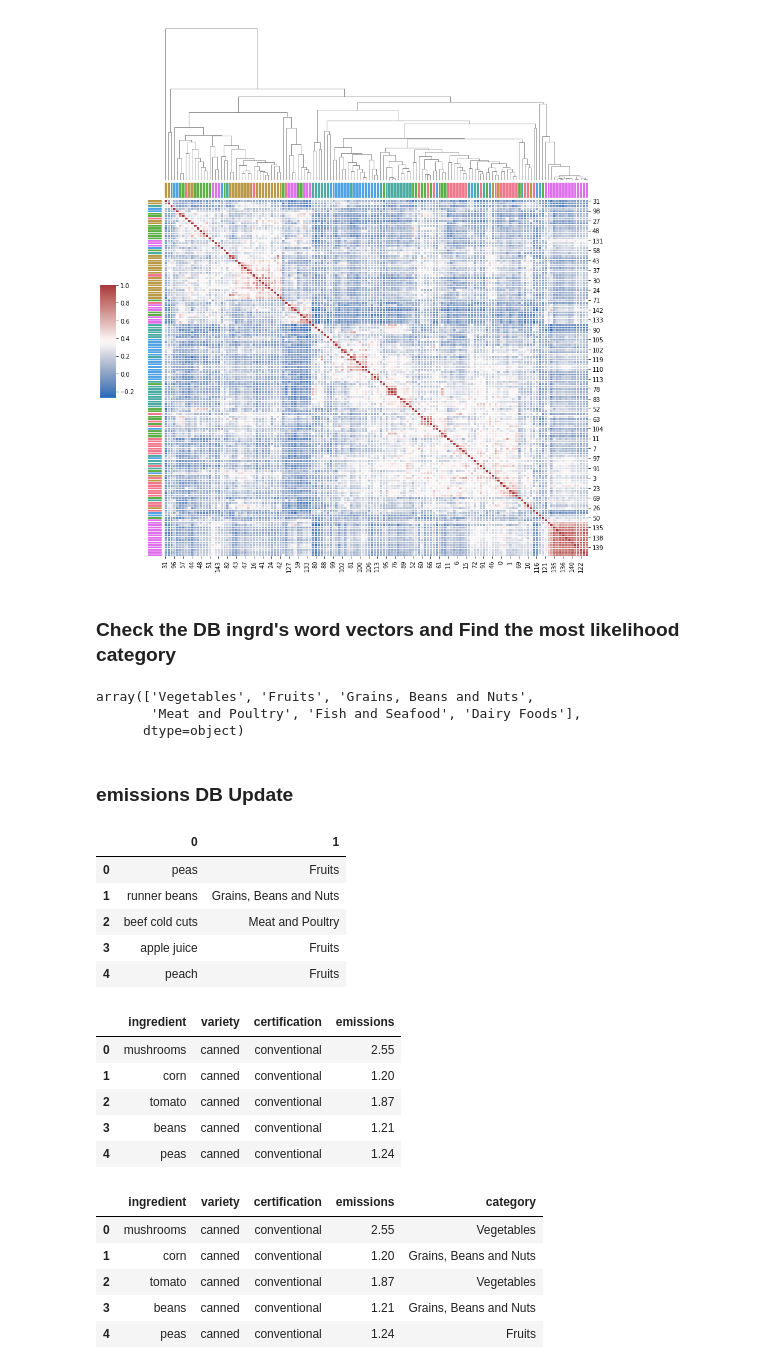
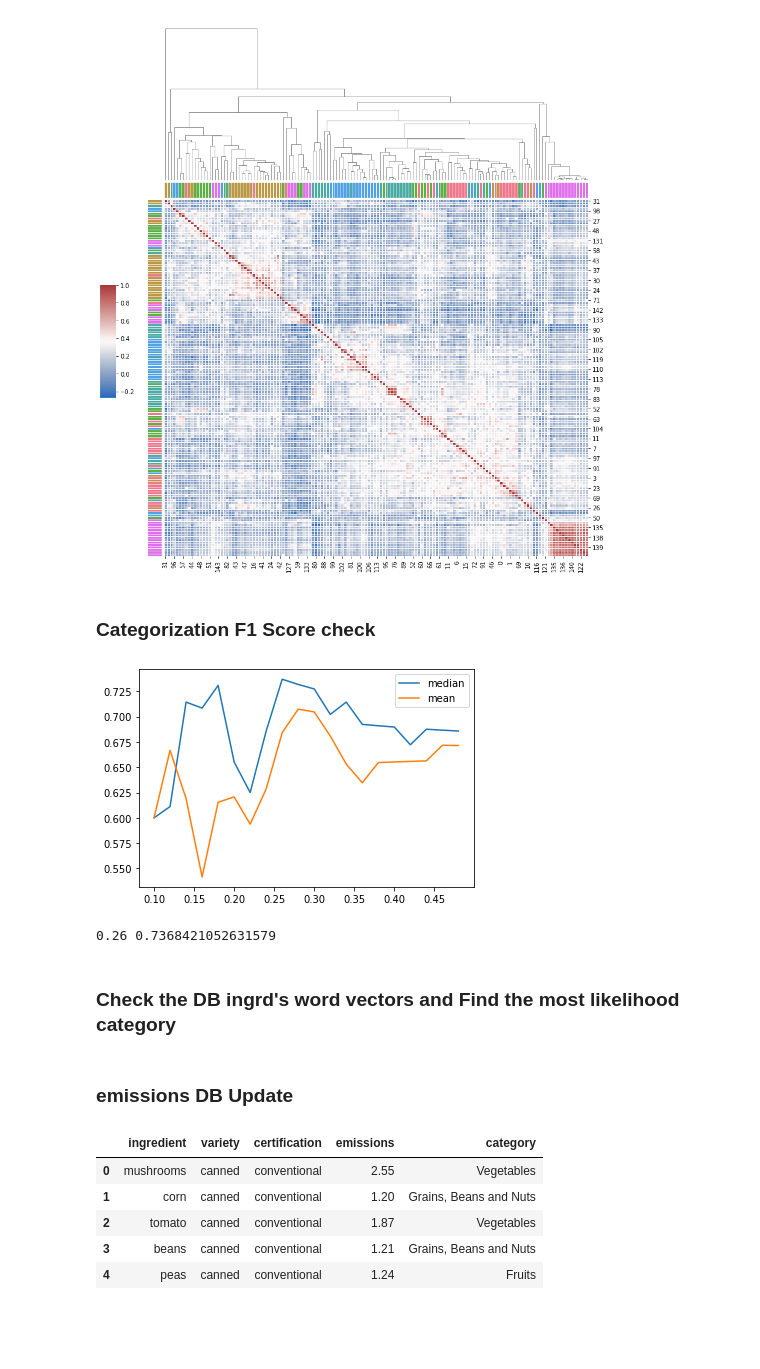
Before and after one commit to UZH-22-Fall-PDSP/GreenReceipt, a Jupyter notebook: temporary_kaden.ipynb, the cells around one changed output. Drawn from its saved outputs; the diff is of its cells as text; code cells hidden in the pictures; blank space fills up the shorter version.

Commit message:
F1 Score of Classification (F1 score : 0.6~0.65)

```diff
--- a/temporary_kaden.ipynb
+++ b/temporary_kaden.ipynb
@@ -286,0 +287,2 @@ d.to_csv('cat_ingrd_wv.csv', index=False)
+# %% [markdown]
+### Categorization F1 Score check
@@ -286,0 +314,35 @@ d.to_csv('cat_ingrd_wv.csv', index=False)
+# %%
+from sklearn.metrics import f1_score
+from sklearn.model_selection import train_test_split
+import matplotlib.pyplot as plt
+
+d = pd.read_csv('./experiment/cat_ingrd_wv.csv')
+cat = d['category'].unique()
+
+X = d.iloc[:,1:]
+y = d.iloc[:,0]
+
+F1_median_list = []
+F1_mean_list = []
+size_list = []
+for size in np.arange(0.1, 0.5, 0.02):
+    size_list.append(size)
+    X_train, X_test, y_train, y_test = train_test_split(X, y, test_size=size, random_state=0)
+    y_pred_median = predictIngrdCat(X_train,y_train,X_test,'median')
+    F1 = f1_score(y_test, y_pred_median, average='micro')
+    F1_median_list.append(F1)
+
+    y_pred_mean = predictIngrdCat(X_train,y_train,X_test,'mean')
+    F1 = f1_score(y_test, y_pred_mean, average='micro')
+    F1_mean_list.append(F1)
+
+plt.plot(size_list,F1_median_list,label = 'median')
+plt.plot(size_list,F1_mean_list, label = 'mean')
+plt.legend()
+plt.show()
+# %% [output]
+[figure, added]
+# %%
+print(size_list[np.argmax(np.array(F1_median_list))], np.array(F1_median_list).max())
+# %% [output]
+0.26 0.7368421052631579
@@ -293,6 +367,0 @@ ingrd_db_wvs = grp.grp_nlp.ingrd_db_wvs
-# %%
-d['category'].unique()
-# %% [output]
-array(['Vegetables', 'Fruits', 'Grains, Beans and Nuts',
-       'Meat and Poultry', 'Fish and Seafood', 'Dairy Foods'],
-      dtype=object)
@@ -326,21 +378,3 @@ cat_dbingrd_matching = pd.read_csv('cat_DBingrd_matching.csv')
-# %%
-cat_dbingrd_matching.head()
-# %% [output]
-|  | 0 | 1 |
-| 0 | peas | Fruits |
-| 1 | runner beans | Grains, Beans and Nuts |
-| 2 | beef cold cuts | Meat and Poultry |
-| 3 | apple juice | Fruits |
-| 4 | peach | Fruits |
-# %%
-emissions.head()
-# %% [output]
-|  | ingredient | variety | certification | emissions |
-| 0 | mushrooms | canned | conventional | 2.55 |
-| 1 | corn | canned | conventional | 1.20 |
-| 2 | tomato | canned | conventional | 1.87 |
-| 3 | beans | canned | conventional | 1.21 |
-| 4 | peas | canned | conventional | 1.24 |
 # %%
 for i, ingrd in cat_dbingrd_matching.iterrows():
     emissions.loc[emissions['ingredient'] == ingrd[0],'category'] = ingrd[1]
```
Also changed, not shown: parts of 13 cells of this notebook, 3 other files.
